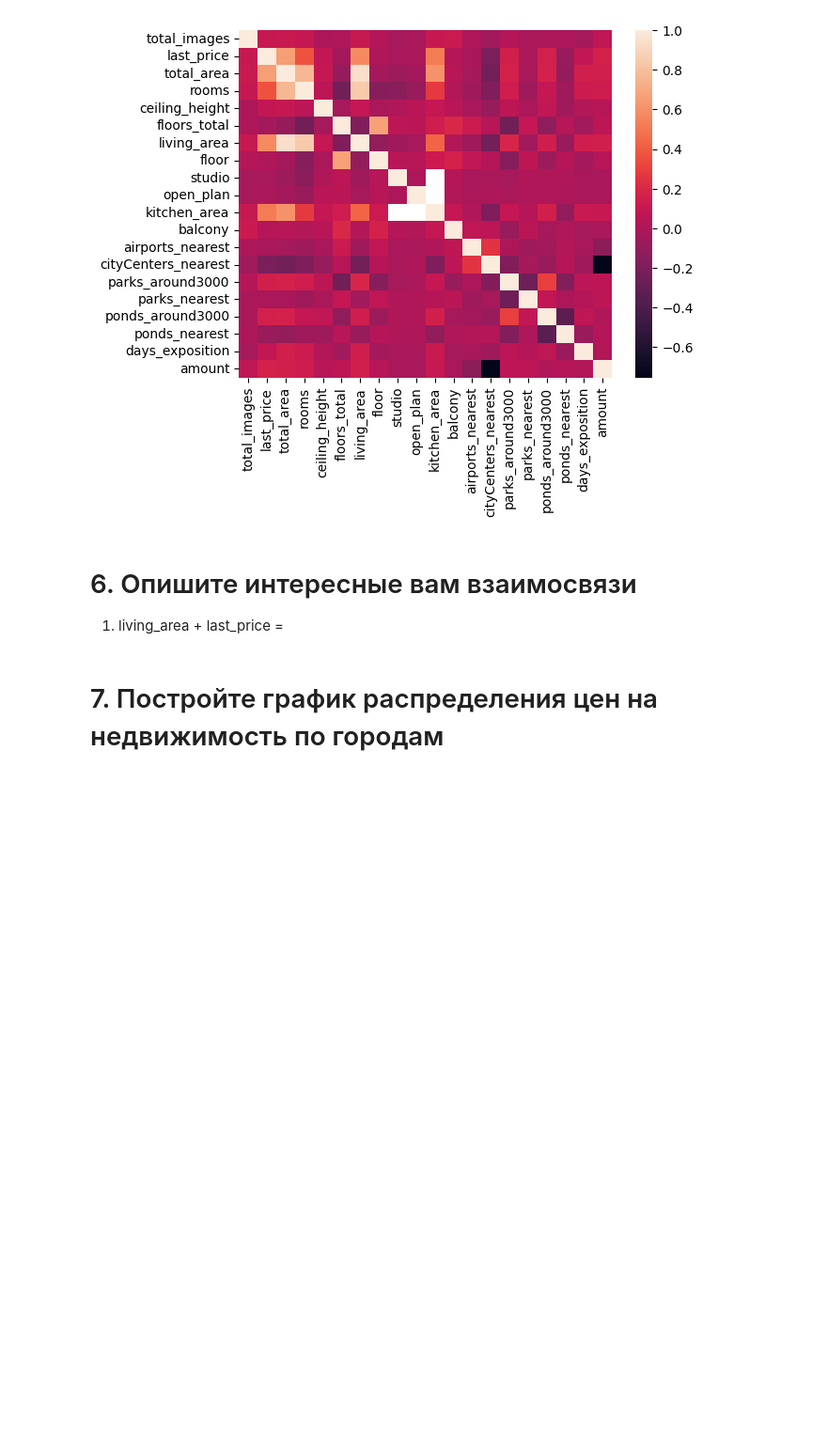
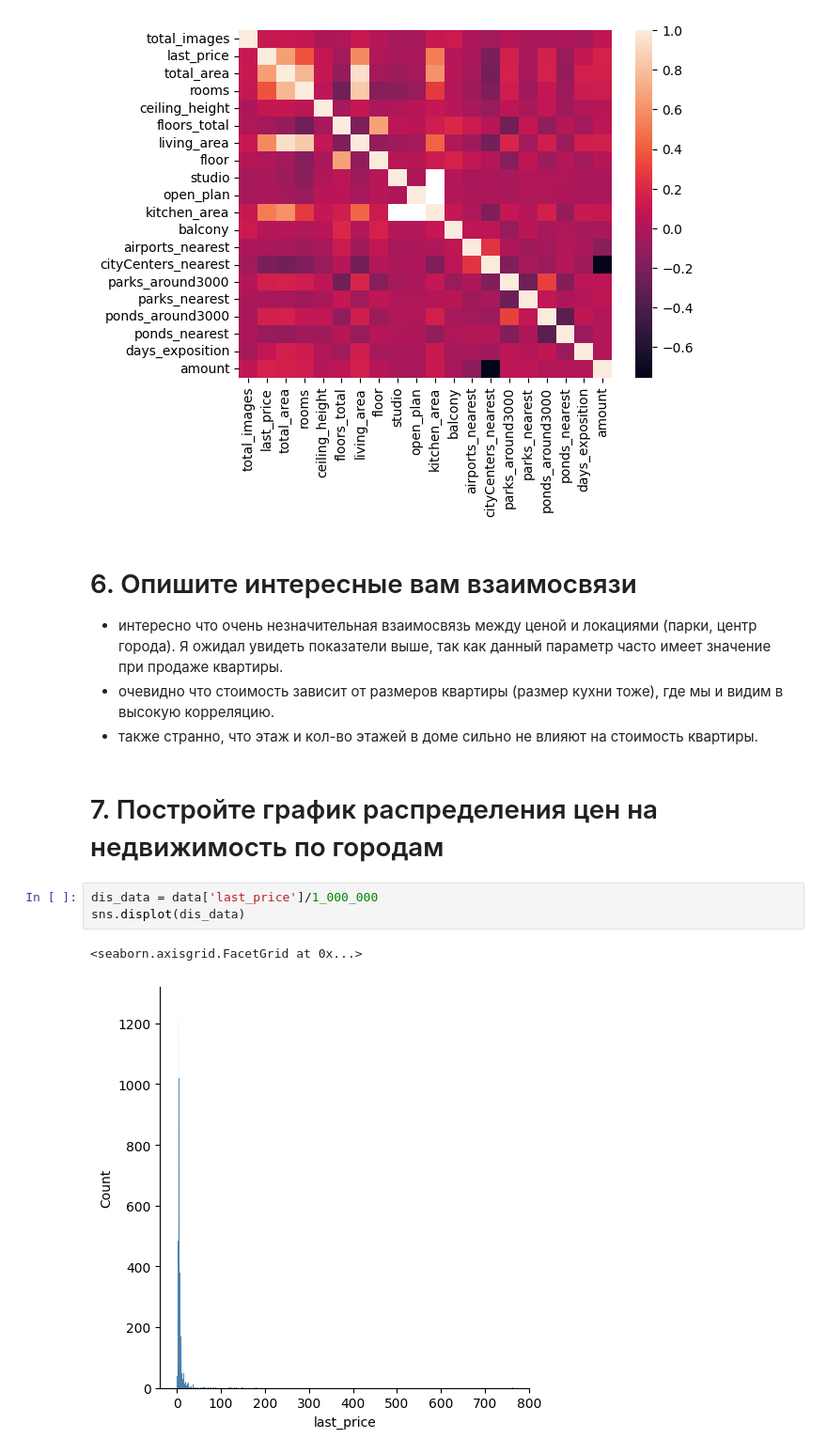
Before and after one commit to gleb-pan/data-analytics-decode, a Jupyter notebook: Submissions/Submission5.ipynb, the cells around one changed output. Shown at 94% size. Drawn from its saved outputs; the diff is of its cells as text; blank space fills up the shorter version.

```diff
--- a/Submissions/Submission5.ipynb
+++ b/Submissions/Submission5.ipynb
@@ -180,7 +178,15 @@ sns.heatmap(data=heatmap_data) # строим тепловую карту
 # %% [markdown]
 # 6. Опишите интересные вам взаимосвязи
 
-1. living_area + last_price =
+- интересно что очень незначительная взаимосвязь между ценой и локациями (парки, центр города). Я ожидал увидеть показатели выше, так как данный параметр часто имеет значение при продаже квартиры.
+- очевидно что стоимость зависит от размеров квартиры (размер кухни тоже), где мы и видим в высокую корреляцию.
+- также странно, что этаж и кол-во этажей в доме сильно не влияют на стоимость квартиры.
 # %% [markdown]
 # 7. Постройте график распределения цен на недвижимость по городам
+# %%
+dis_data = data['last_price']/1_000_000
+sns.displot(dis_data)
+# %% [output]
+<seaborn.axisgrid.FacetGrid at 0x...>
+[figure, added]
 # %%
```
Also changed, not shown: parts of 7 cells of this notebook.
